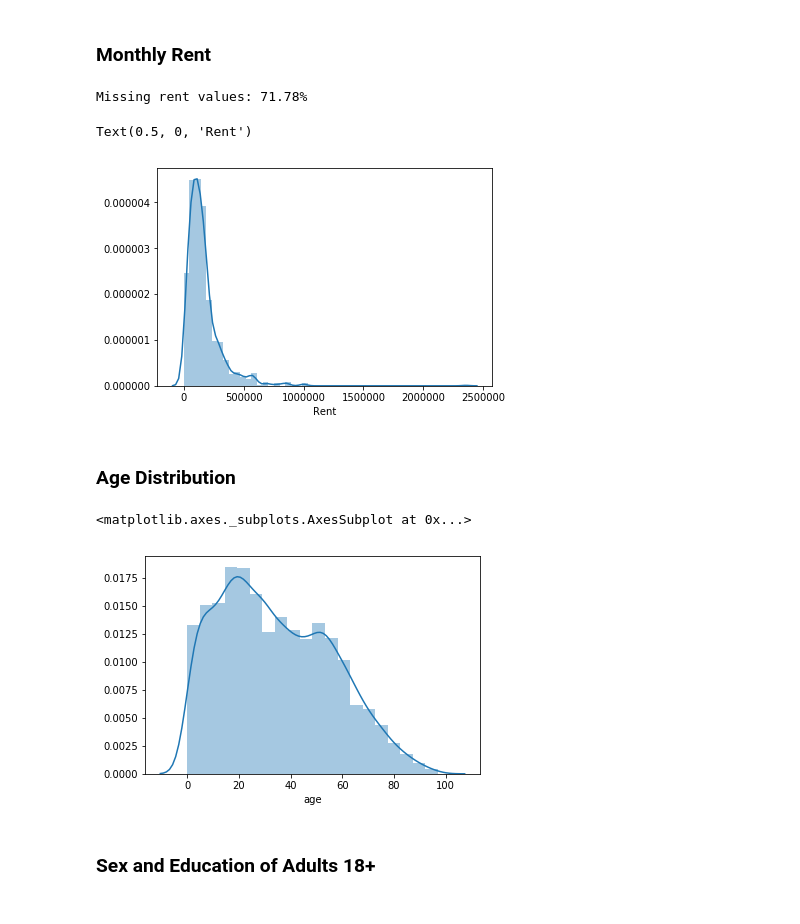
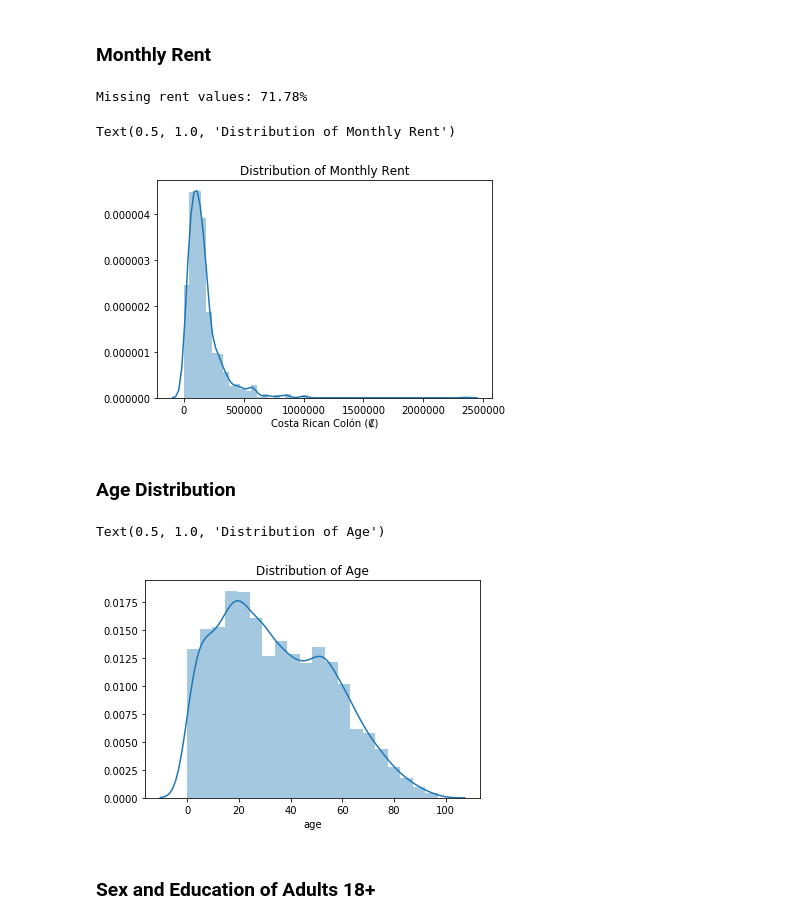
Before and after one commit to nemasobhani/Kaggle-Costa-Rican-Poverty-Prediction, a Jupyter notebook: FINAL_REPORT.ipynb, the cells around one changed output. Cells and saved outputs as stored; diff of their text form; code cells hidden in the pictures.

```diff
--- a/FINAL_REPORT.ipynb
+++ b/FINAL_REPORT.ipynb
@@ -112,20 +112,22 @@ df.parentesco1.sum()
 # %%
 # Proportion of NaN values
 print(f"Missing rent values: {df.v2a1.isna().sum() / len(df.v2a1) * 100:.2f}%")
 
 sns.distplot(df.v2a1.dropna())
-plt.xlabel("Rent")
+plt.xlabel("Costa Rican Colón (₡)")
+plt.title("Distribution of Monthly Rent")
 # %% [output]
 Missing rent values: 71.78%
-Text(0.5, 0, 'Rent')
+Text(0.5, 1.0, 'Distribution of Monthly Rent')
-[figure, old version]
+[figure, new version]
 # %% [markdown]
 ### Age Distribution
 # %%
 sns.distplot(df.age, bins=20)
+plt.title("Distribution of Age")
 # %% [output]
-<matplotlib.axes._subplots.AxesSubplot at 0x...>
+Text(0.5, 1.0, 'Distribution of Age')
-[figure, old version]
+[figure, new version]
 # %% [markdown]
 ### Sex and Education of Adults 18+
 # %%
```
Also changed, not shown: parts of 34 cells of this notebook, 2 other files.
